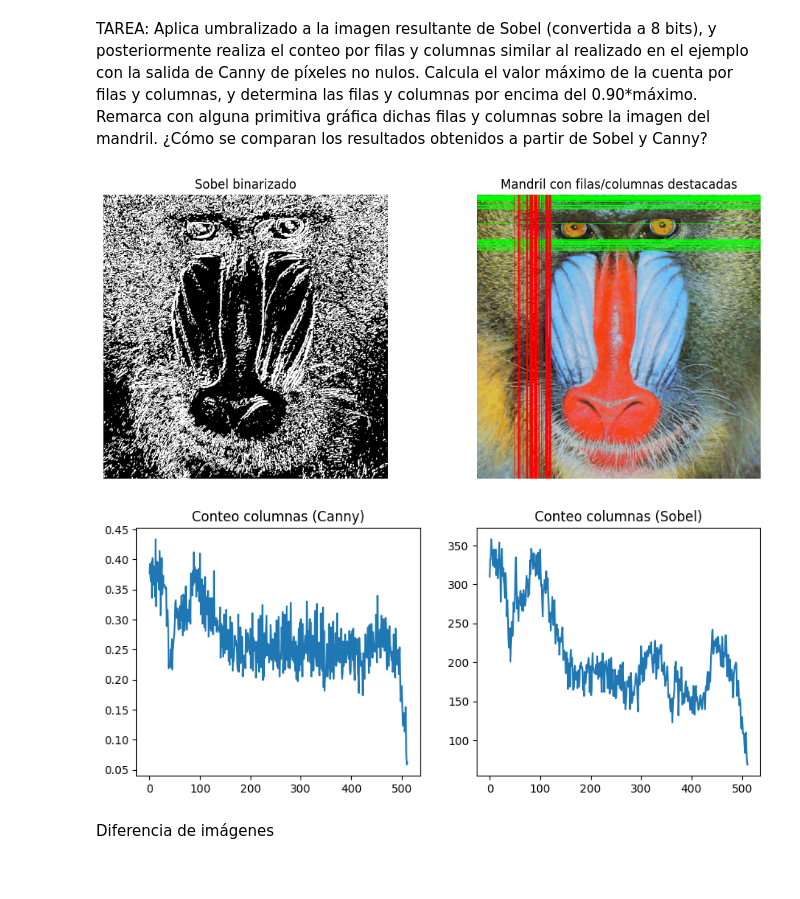
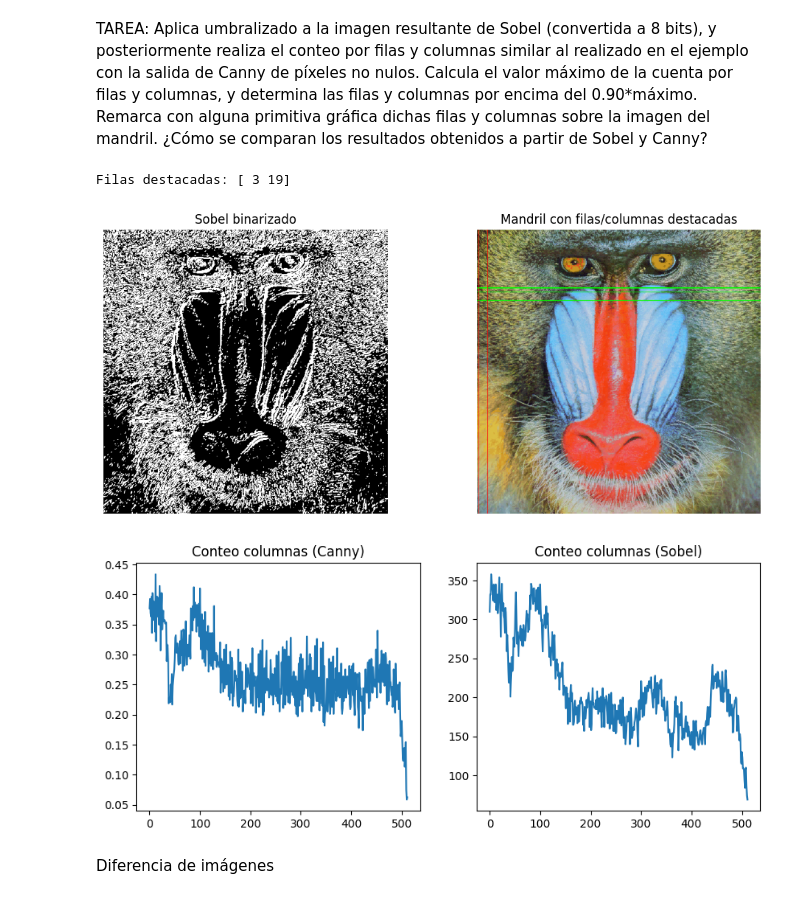
Before and after one commit to lumusa2design/Computer-Visualization, a Jupyter notebook: P2/VC_P2.ipynb, the cells around one changed output. Drawn from its saved outputs; the diff is of its cells as text; code cells hidden in the pictures.

```diff
--- a/P2/VC_P2.ipynb
+++ b/P2/VC_P2.ipynb
@@ -90,43 +90,45 @@ col_counts_sobel = np.count_nonzero(sobel_bin, axis=0)
 # Máximos y umbral del 90%
 max_rows = np.max(row_counts_sobel)
 max_cols = np.max(col_counts_sobel)
-umbral_rows = 0.9 * max_rows
-umbral_cols = 0.9 * max_cols
+umbral_rows = 0.98 * max_rows
+umbral_cols = 0.98 * max_cols
 
 # Filas y columnas destacadas
 filas_destacadas = np.where(row_counts_sobel >= umbral_rows)[0]
 columnas_destacadas = np.where(col_counts_sobel >= umbral_cols)[0]
 
 # Remarca filas y columnas sobre la imagen original
 img_marcada = img.copy()
-for row in filas_destacadas:
+for row in columnas_destacadas:
     cv2.line(img_marcada, (0, row), (img.shape[1]-1, row), (0,255,0), 1)
-for col in columnas_destacadas:
+for col in filas_destacadas:
     cv2.line(img_marcada, (col, 0), (col, img.shape[0]-1), (0,0,255), 1)
 
+print(f"Filas destacadas: {filas_destacadas}")
 # Visualización
 plt.figure(figsize=(12,5))
 plt.subplot(1,2,1)
 plt.title("Sobel binarizado")
 plt.axis("off")
 plt.imshow(sobel_bin, cmap='gray')
 plt.subplot(1,2,2)
 plt.title("Mandril con filas/columnas destacadas")
 plt.axis("off")
 plt.imshow(cv2.cvtColor(img_marcada, cv2.COLOR_BGR2RGB))
 plt.show()
 
 # Comparación con Canny
 plt.figure(figsize=(10,4))
 plt.subplot(1,2,1)
 plt.title("Conteo columnas (Canny)")
 plt.plot(cols)
 plt.subplot(1,2,2)
 plt.title("Conteo columnas (Sobel)")
 plt.plot(row_counts_sobel)
 plt.show()
 # %% [output]
+Filas destacadas: [ 3 19]
-[figure, old version]
+[figure, new version]
 [figure]
 # %% [markdown]
 Diferencia de imágenes
```
